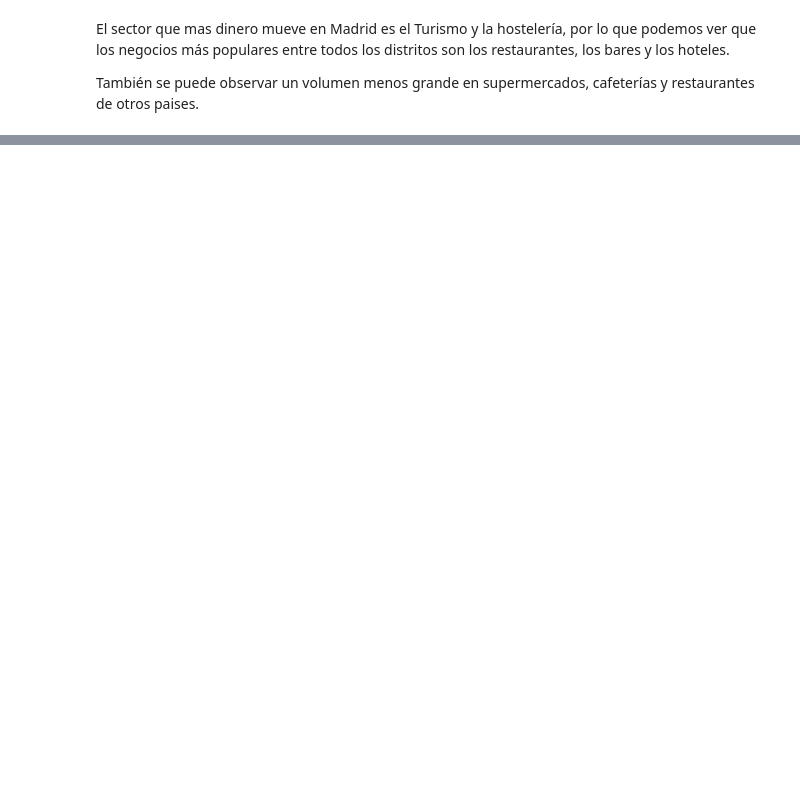
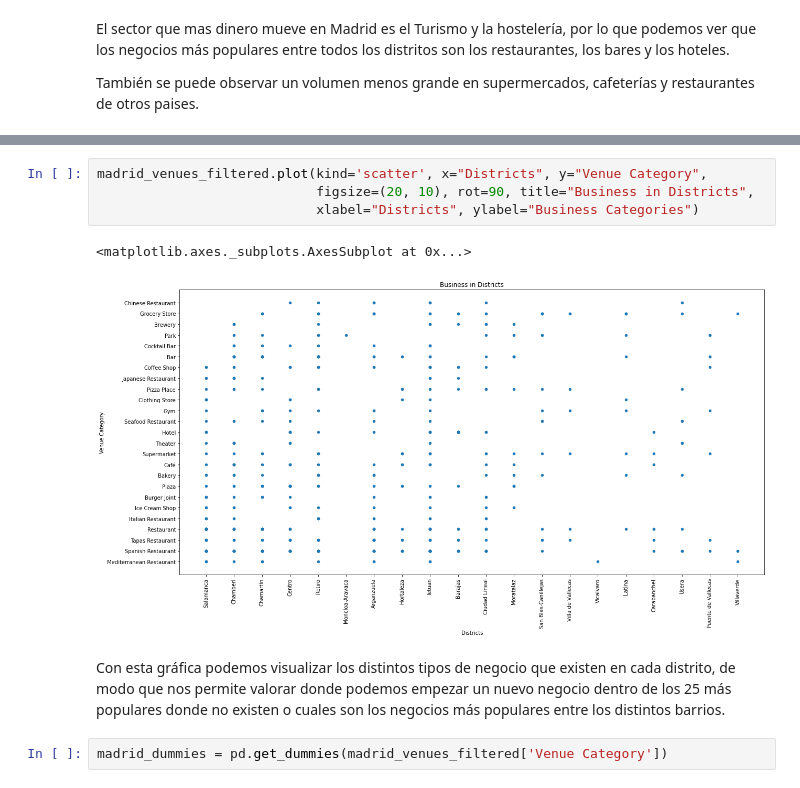
Before and after one commit to Warckor/Coursera_Capstone, a Jupyter notebook: Final_Assignment/House_Sales_Analytics_EN.ipynb, the cells around one changed output, grey strips where cells are left out. Drawn from its saved outputs; the diff is of its cells as text; blank space fills up the shorter version.

```diff
--- a/Final_Assignment/House_Sales_Analytics_EN.ipynb
+++ b/Final_Assignment/House_Sales_Analytics_EN.ipynb
@@ -236,0 +248,11 @@ madrid_venues[madrid_venues['Venue Category'].isin(top_25.to_list())]
+# %%
+madrid_venues_filtered.plot(kind='scatter', x="Districts", y="Venue Category",
+                            figsize=(20, 10), rot=90, title="Business in Districts",
+                            xlabel="Districts", ylabel="Business Categories")
+# %% [output]
+<matplotlib.axes._subplots.AxesSubplot at 0x...>
+[figure, added]
+# %% [markdown]
+Con esta gráfica podemos visualizar los distintos tipos de negocio que existen en cada distrito, de modo que nos permite valorar donde podemos empezar un nuevo negocio dentro de los 25 más populares donde no existen o cuales son los negocios más populares entre los distintos barrios.
+# %%
+madrid_dummies = pd.get_dummies(madrid_venues_filtered['Venue Category'])
```
Also changed, not shown: parts of 8 cells of this notebook.
